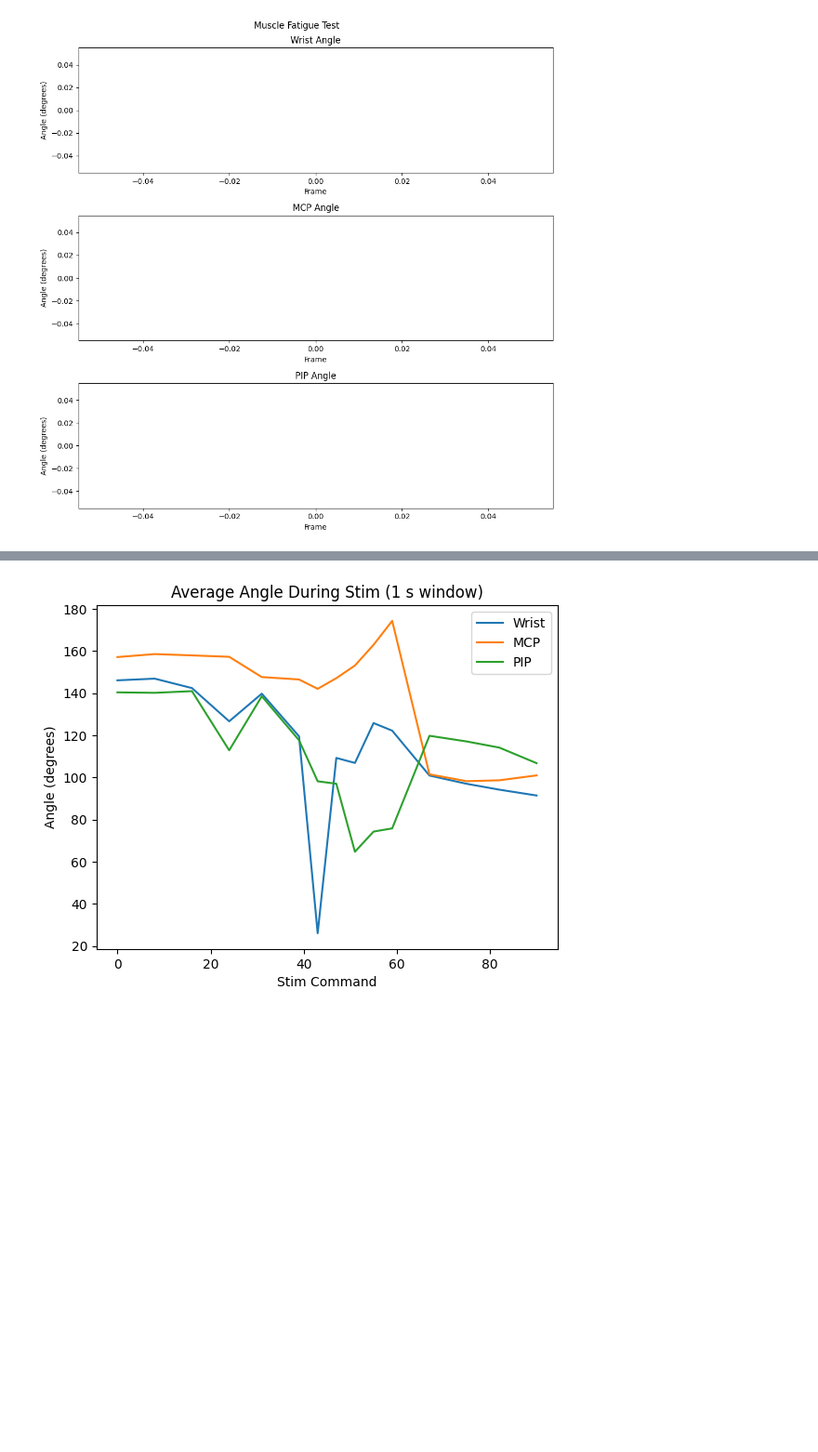
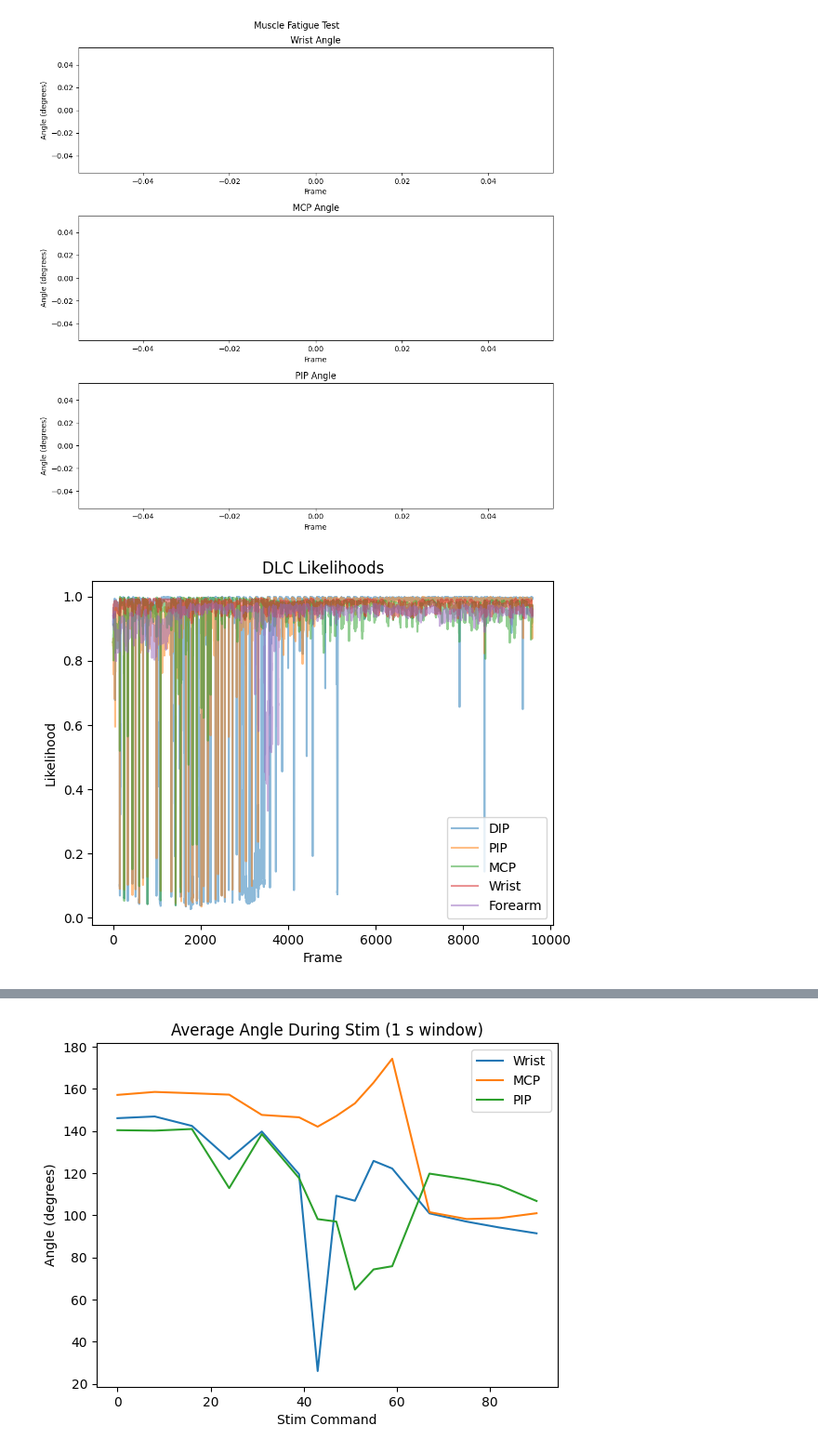
Before and after one commit to draeloslab/stim_behavior, a Jupyter notebook: notebooks/dlc_angles.ipynb, the cells around one changed output, grey strips where cells are left out. Shown at 93% size. Cells and saved outputs as stored; diff of their text form; code cells hidden in the pictures; blank space fills up the shorter version.

```diff
--- a/notebooks/dlc_angles.ipynb
+++ b/notebooks/dlc_angles.ipynb
@@ -142,6 +142,19 @@ plt.tight_layout()
 plt.show()
 # %% [output]
 [figure]
+# %%
+plt.plot(data.iloc[:][data.columns[3]], label = 'DIP', alpha = 0.5)
+plt.plot(data.iloc[:][data.columns[6]], label = 'PIP', alpha = 0.5)
+plt.plot(data.iloc[:][data.columns[9]], label = 'MCP', alpha = 0.5)
+plt.plot(data.iloc[:][data.columns[12]], label = 'Wrist', alpha = 0.5)
+plt.plot(data.iloc[:][data.columns[15]], label = 'Forearm', alpha = 0.5)
+plt.title("DLC Likelihoods")
+plt.ylabel("Likelihood")
+plt.xlabel("Frame")
+plt.legend()
+plt.show()
+# %% [output]
+[figure, added]
 # %%
 wristAngle = []
 mcpAngle = []
```
Also changed, not shown: parts of 4 cells of this notebook.
